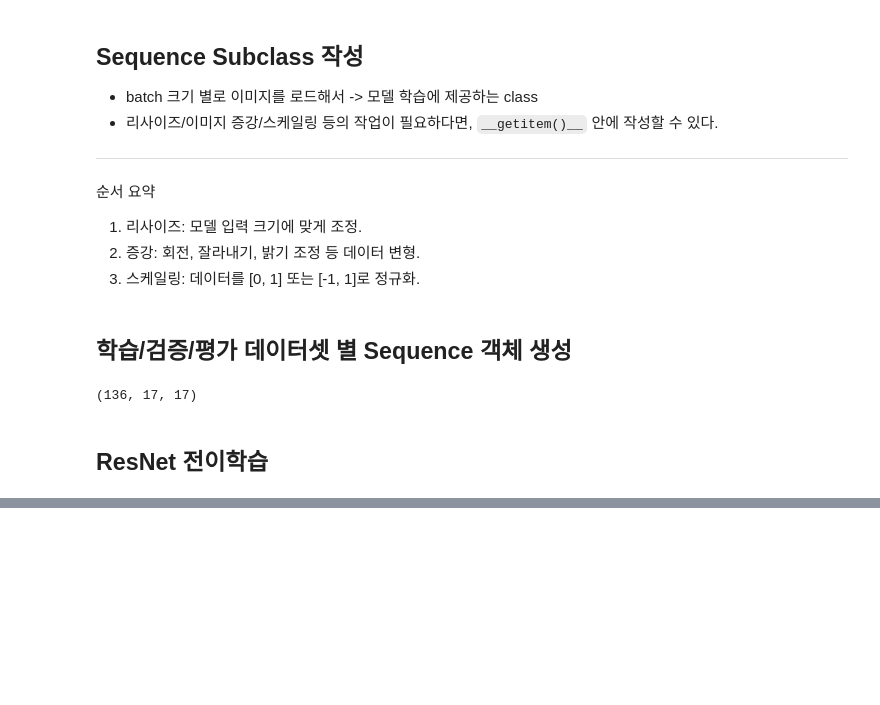
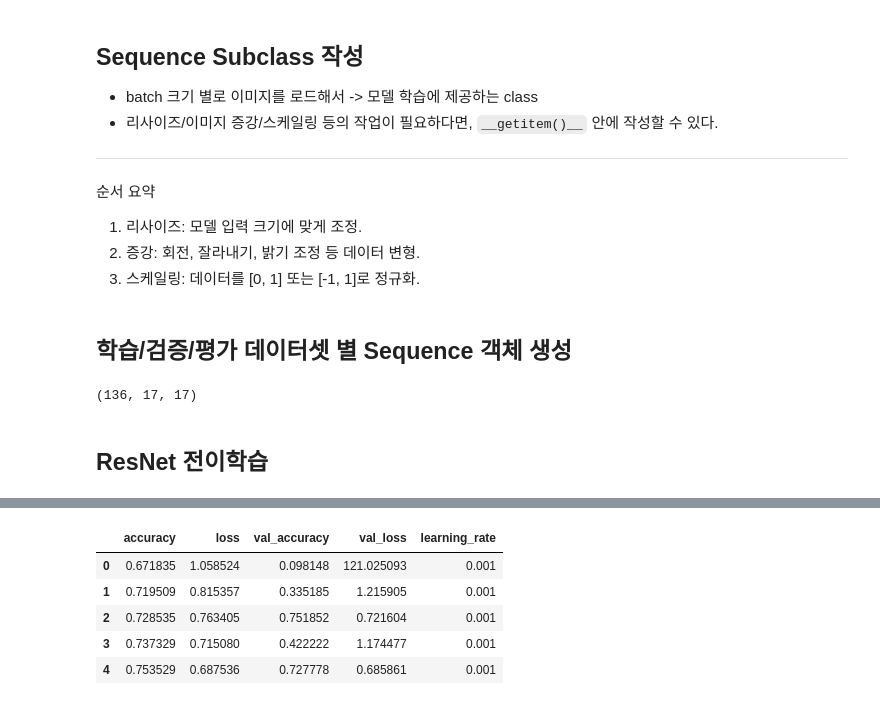
Before and after one commit to haeb98/DA36-mini3-hairwego, a Jupyter notebook: hanhee_ResNet.ipynb, the cells around one changed output, grey strips where cells are left out. Saved outputs shown, nothing was run; the diff lists cells and outputs as text; code cells hidden in the pictures; blank space fills up the shorter version.

```diff
--- a/hanhee_ResNet.ipynb
+++ b/hanhee_ResNet.ipynb
@@ -371,0 +376,12 @@ loss: 0.6557, accuracy: 0.7911
+# %%
+import pandas as pd
+
+history_df = pd.DataFrame(history.history)
+history_df.head()
+# %% [output]
+|  | accuracy | loss | val_accuracy | val_loss | learning_rate |
+| 0 | 0.671835 | 1.058524 | 0.098148 | 121.025093 | 0.001 |
+| 1 | 0.719509 | 0.815357 | 0.335185 | 1.215905 | 0.001 |
+| 2 | 0.728535 | 0.763405 | 0.751852 | 0.721604 | 0.001 |
+| 3 | 0.737329 | 0.715080 | 0.422222 | 1.174477 | 0.001 |
+| 4 | 0.753529 | 0.687536 | 0.727778 | 0.685861 | 0.001 |
```
Also changed, not shown: parts of 5 cells of this notebook.
